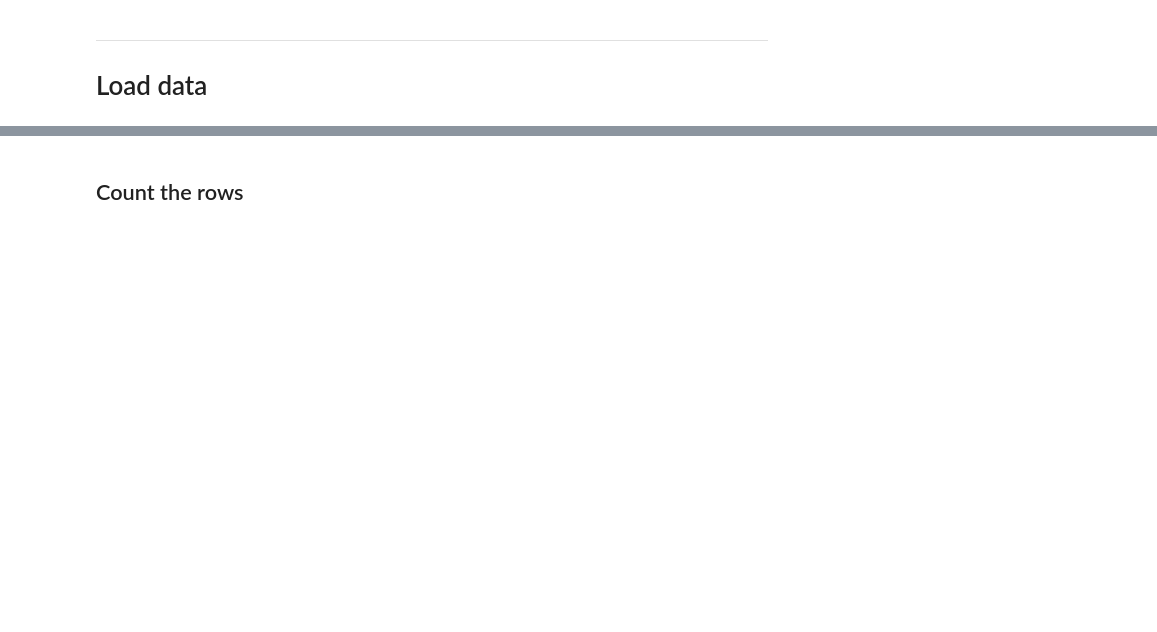
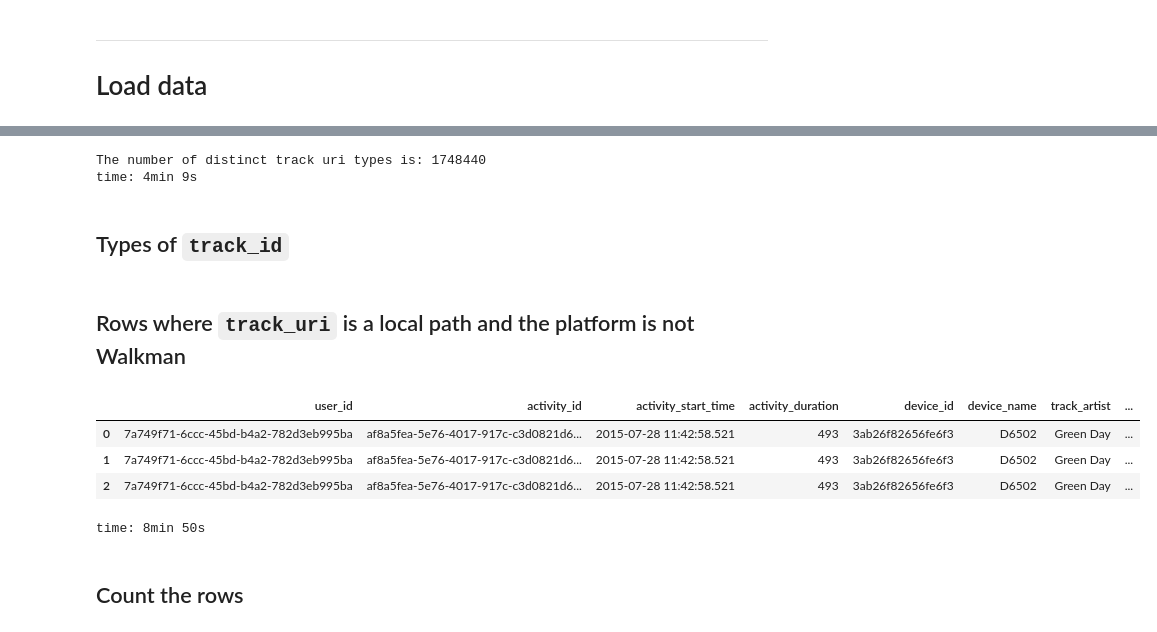
Before and after one commit to wojciechdk/Music_Spring_2021, a Jupyter notebook: documentation/notebooks/initial_statistics.ipynb, the cells around one changed output, grey strips where cells are left out. Cells and saved outputs as stored; diff of their text form; code cells hidden in the pictures; blank space fills up the shorter version.

```diff
--- a/documentation/notebooks/initial_statistics.ipynb
+++ b/documentation/notebooks/initial_statistics.ipynb
@@ -43,0 +71,16 @@ time: 43.4 s
+# %%
+df_types_of_track_uri = (
+    df
+    .withColumn('track_uri_type',
+                f.when(f.substring('track_uri', 1, 37) == 'content://media/external/audio/media/',
+                     'internal_path')
+                .otherwise(f.col('track_uri')))
+    .select('track_uri_type')
+    .distinct()
+)
+
+n_types_of_track_uri = df_types_of_track_uri.count()
+print(f'The number of distinct track uri types is: {n_types_of_track_uri}')
+# %% [output]
+The number of distinct track uri types is: 1748440
+time: 4min 9s
@@ -43,0 +91,2 @@ time: 43.4 s
+# %% [markdown]
+## Types of `track_id`
@@ -43,0 +106,18 @@ time: 43.4 s
+# %% [markdown]
+## Rows where `track_uri` is a local path and the platform is not Walkman
+# %%
+df_a = (
+    df
+    .where(f.substring('track_uri', 1, 37) == 'content://media/external/audio/media/')
+    .where(f.col('track_player') != 'Walkman')
+)
+
+# Display the table.
+if display_middle_results:
+    df_a.limit(100).toPandas().head(5)
+# %% [output]
+|  | user_id | activity_id | activity_start_time | activity_duration | device_id | device_name | track_artist | ... |
+| 0 | 7a749f71-6ccc-45bd-b4a2-782d3eb995ba | af8a5fea-5e76-4017-917c-c3d0821d6... | 2015-07-28 11:42:58.521 | 493 | 3ab26f82656fe6f3 | D6502 | Green Day | ... |
+| 1 | 7a749f71-6ccc-45bd-b4a2-782d3eb995ba | af8a5fea-5e76-4017-917c-c3d0821d6... | 2015-07-28 11:42:58.521 | 493 | 3ab26f82656fe6f3 | D6502 | Green Day | ... |
+| 2 | 7a749f71-6ccc-45bd-b4a2-782d3eb995ba | af8a5fea-5e76-4017-917c-c3d0821d6... | 2015-07-28 11:42:58.521 | 493 | 3ab26f82656fe6f3 | D6502 | Green Day | ... |
+time: 8min 50s
```
Also changed, not shown: parts of 21 cells of this notebook, 5 other files.
